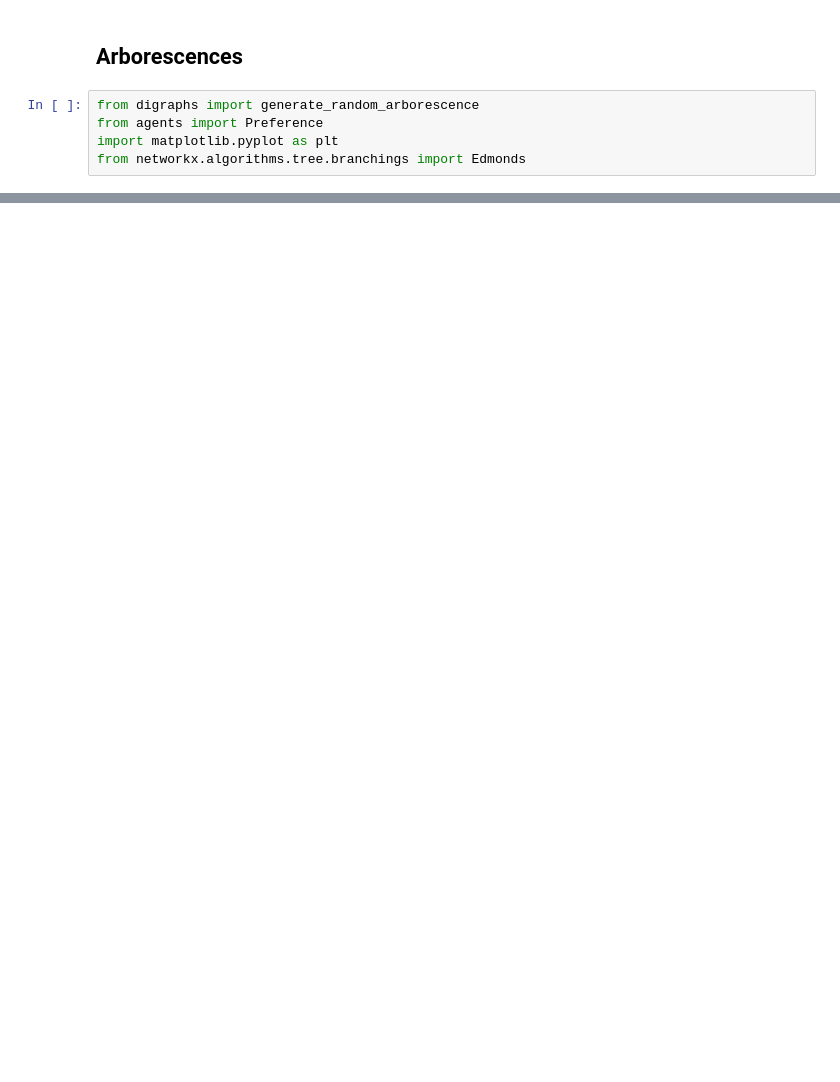
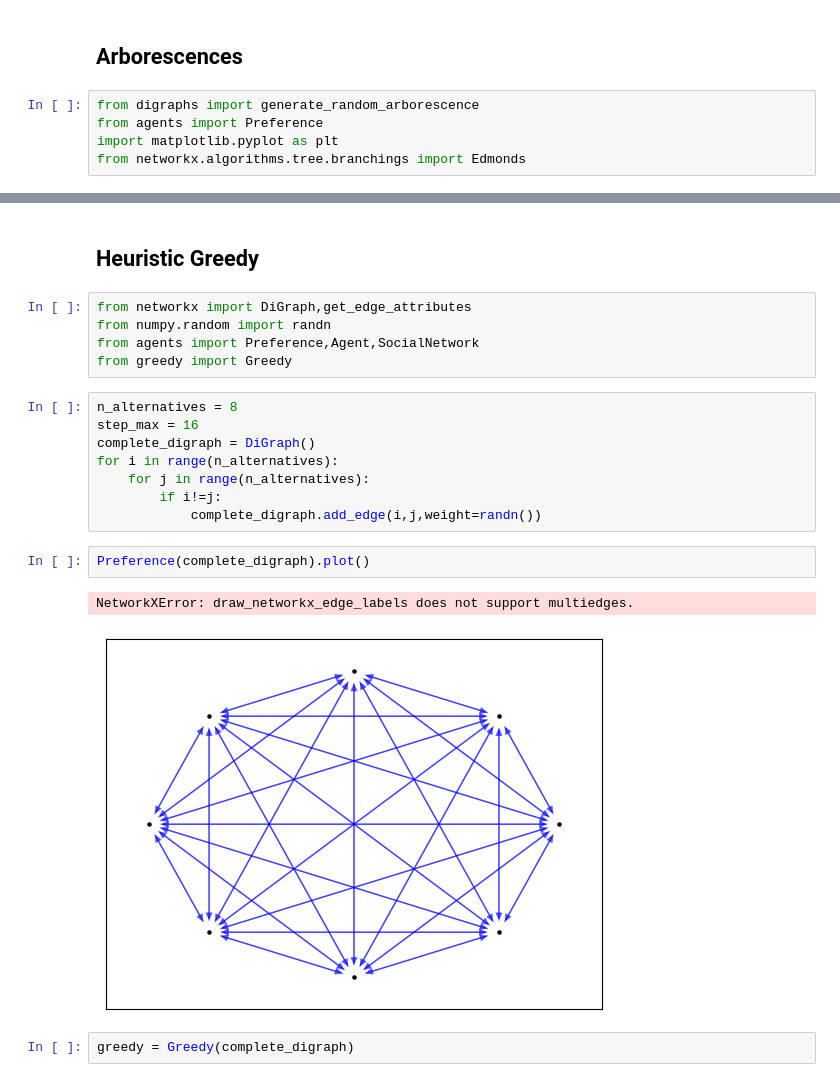
Before and after one commit to hans-riess/prefdynamo, a Jupyter notebook: code/notebook.ipynb, the cells around one changed output, grey strips where cells are left out. Saved outputs shown, nothing was run; the diff lists cells and outputs as text; blank space fills up the shorter version.

```diff
--- a/code/notebook.ipynb
+++ b/code/notebook.ipynb
@@ -147,0 +188,22 @@ plt.show()
+# %% [markdown]
+## Heuristic Greedy
+# %%
+from networkx import DiGraph,get_edge_attributes
+from numpy.random import randn
+from agents import Preference,Agent,SocialNetwork
+from greedy import Greedy
+# %%
+n_alternatives = 8
+step_max = 16
+complete_digraph = DiGraph()
+for i in range(n_alternatives):
+    for j in range(n_alternatives):
+        if i!=j:
+            complete_digraph.add_edge(i,j,weight=randn())
+# %%
+Preference(complete_digraph).plot()
+# %% [output]
+NetworkXError: draw_networkx_edge_labels does not support multiedges.
+[figure, added]
+# %%
+greedy = Greedy(complete_digraph)
```
Also changed, not shown: parts of 18 cells of this notebook, 2 other files.
